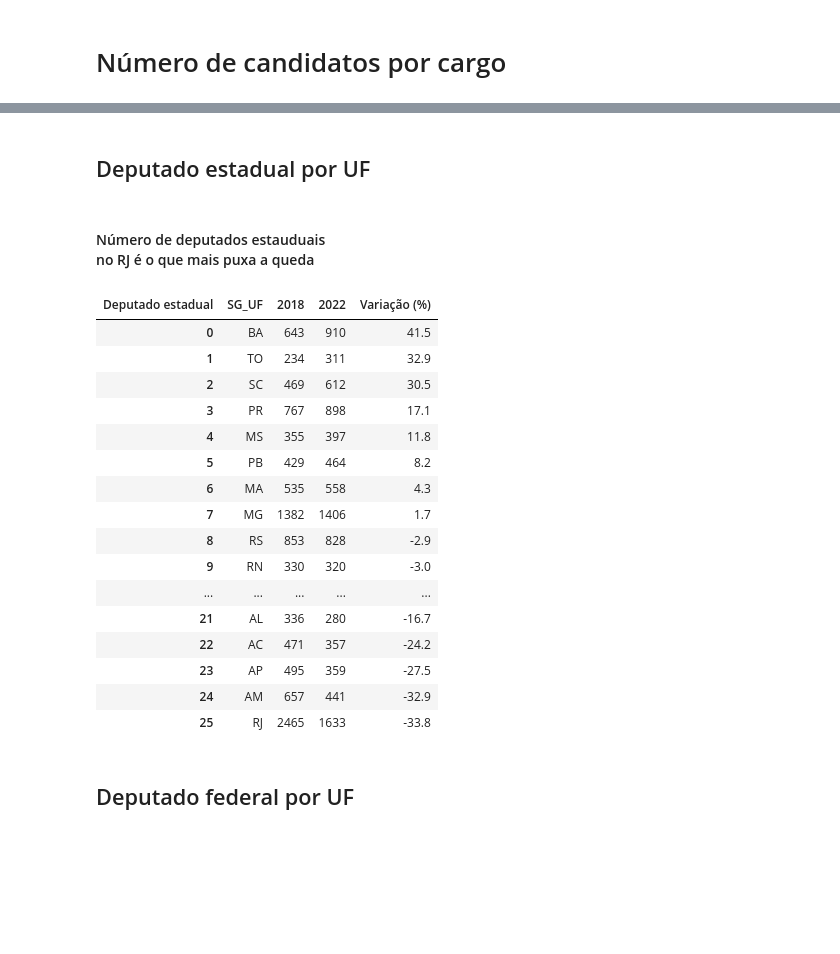
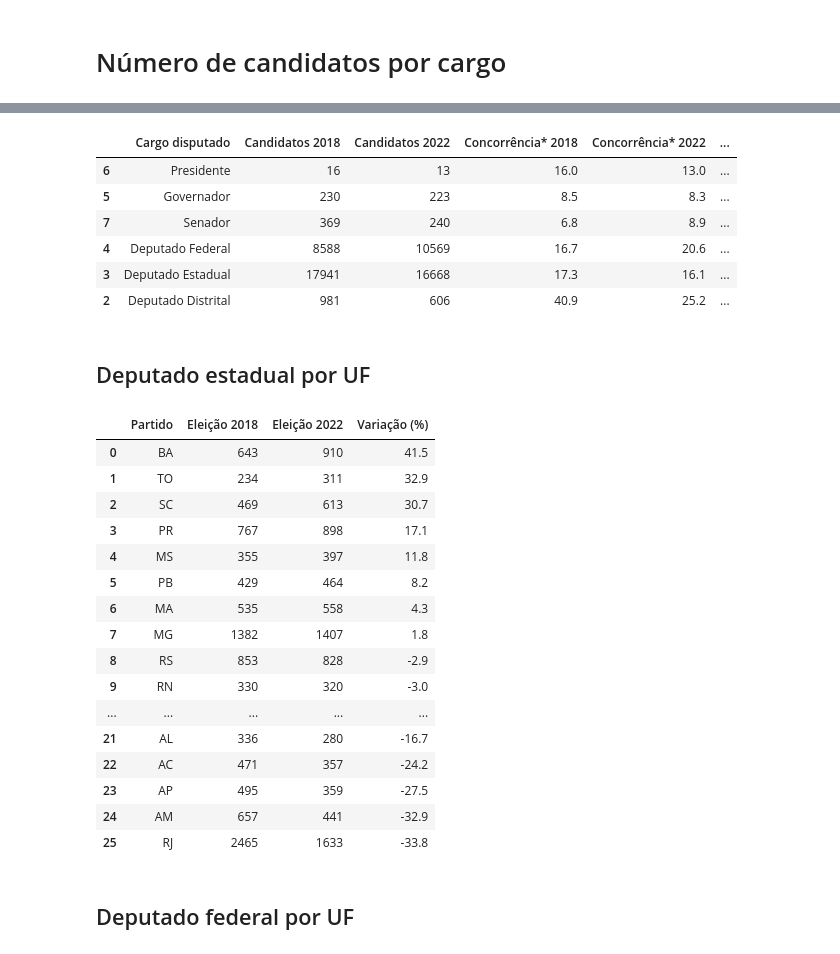
Before and after one commit to rafagarc/eleicoes_2022, a Jupyter notebook: dimensao/Número candidatos.ipynb, the cells around one changed output, grey strips where cells are left out. Saved outputs shown, nothing was run; the diff lists cells and outputs as text; code cells hidden in the pictures; blank space fills up the shorter version.

```diff
--- a/dimensao/Número candidatos.ipynb
+++ b/dimensao/Número candidatos.ipynb
@@ -115,3 +119,20 @@ df
 | 7 | Senador | 369 | 240 | -35.0 | Queda | 54 | 27 | 6.8 | ... |
 | 8 | Vice-Governador | 236 | 233 | -1.3 | Queda | 27 | 27 | 8.7 | ... |
 | 9 | Vice-Presidente | 16 | 13 | -18.8 | Queda | 1 | 1 | 16.0 | ... |
+# %%
+custom_dict = {'Presidente':0, 'Vice-Presidente': 1, 'Governador':2, 'Vice-Governador':3,
+               'Senador':4, '1º Suplente':5, '2º Suplente':6, 'Deputado Federal':7, 'Deputado Estadual':8, 'Deputado Distrital':9}
+df['Ordem'] = df['Cargo disputado'].map(custom_dict)
+df = df[df['Ordem'].isin([0,2,4,7,8,9])].sort_values(by='Ordem')
+df = df[['Cargo disputado', '2018', '2022', 'concorrencia_2018', 'concorrencia_2022', 'concorrencia_chg']]
+df.columns = ['Cargo disputado', 'Candidatos 2018', 'Candidatos 2022',
+              'Concorrência* 2018', 'Concorrência* 2022', 'Variação (%)']
+df
+# %% [output]
+|  | Cargo disputado | Candidatos 2018 | Candidatos 2022 | Concorrência* 2018 | Concorrência* 2022 | ... |
+| 6 | Presidente | 16 | 13 | 16.0 | 13.0 | ... |
+| 5 | Governador | 230 | 223 | 8.5 | 8.3 | ... |
+| 7 | Senador | 369 | 240 | 6.8 | 8.9 | ... |
+| 4 | Deputado Federal | 8588 | 10569 | 16.7 | 20.6 | ... |
+| 3 | Deputado Estadual | 17941 | 16668 | 17.3 | 16.1 | ... |
+| 2 | Deputado Distrital | 981 | 606 | 40.9 | 25.2 | ... |
@@ -131,20 +154,19 @@ dep_est_uf['Variação (%)'] = ((dep_est_uf[2022]/dep_est_uf[2018]-1)*100).round
 dep_est_uf.columns.names = ['Deputado estadual']
 
 dep_est_uf = dep_est_uf.sort_values(by='Variação (%)', ascending=False).reset_index(drop=True)
-# %% [markdown]
-#### Número de deputados estauduais<br>no RJ é o que mais puxa a queda
 # %%
+dep_est_uf.columns = ['Partido', 'Eleição 2018', 'Eleição 2022', 'Variação (%)']
 dep_est_uf
 # %% [output]
-| Deputado estadual | SG_UF | 2018 | 2022 | Variação (%) |
+|  | Partido | Eleição 2018 | Eleição 2022 | Variação (%) |
 | 0 | BA | 643 | 910 | 41.5 |
 | 1 | TO | 234 | 311 | 32.9 |
-| 2 | SC | 469 | 612 | 30.5 |
+| 2 | SC | 469 | 613 | 30.7 |
 | 3 | PR | 767 | 898 | 17.1 |
 | 4 | MS | 355 | 397 | 11.8 |
 | 5 | PB | 429 | 464 | 8.2 |
 | 6 | MA | 535 | 558 | 4.3 |
-| 7 | MG | 1382 | 1406 | 1.7 |
+| 7 | MG | 1382 | 1407 | 1.8 |
 | 8 | RS | 853 | 828 | -2.9 |
 | 9 | RN | 330 | 320 | -3.0 |
 | ... | ... | ... | ... | ... |
```
Also changed, not shown: parts of 21 cells of this notebook.
